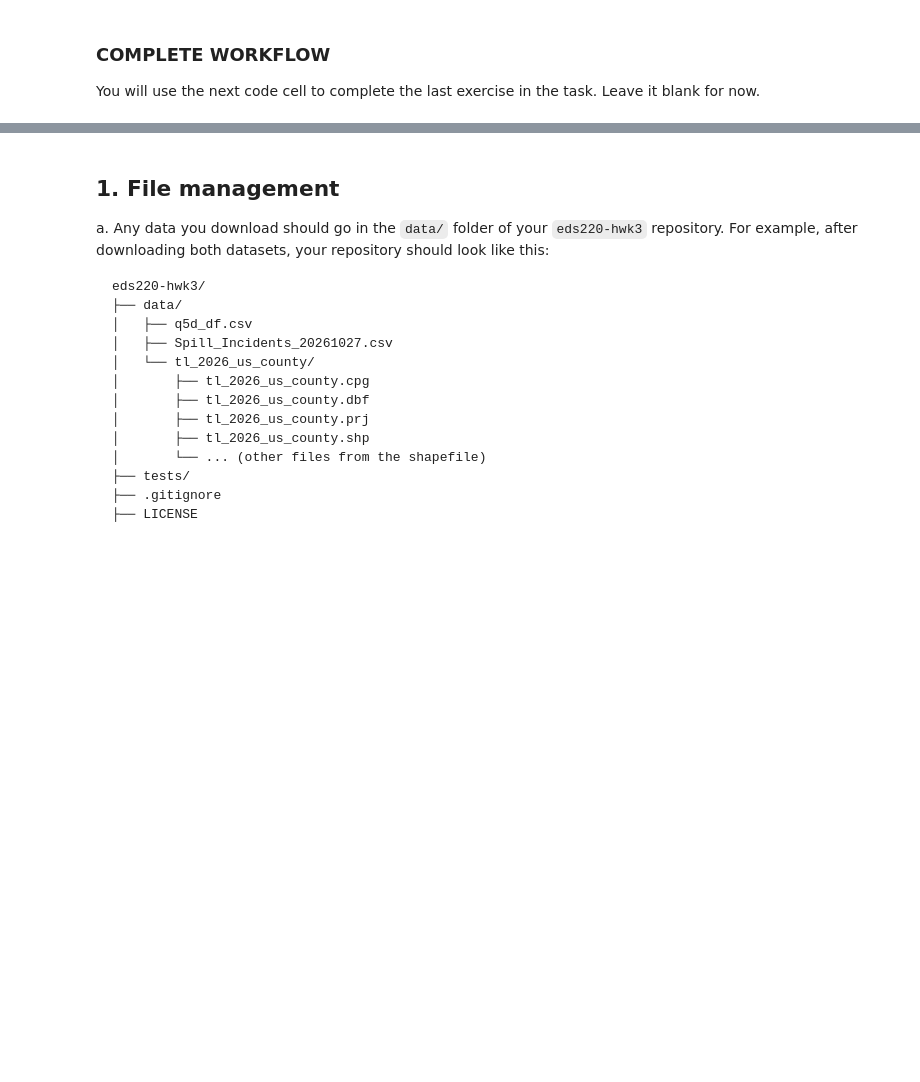
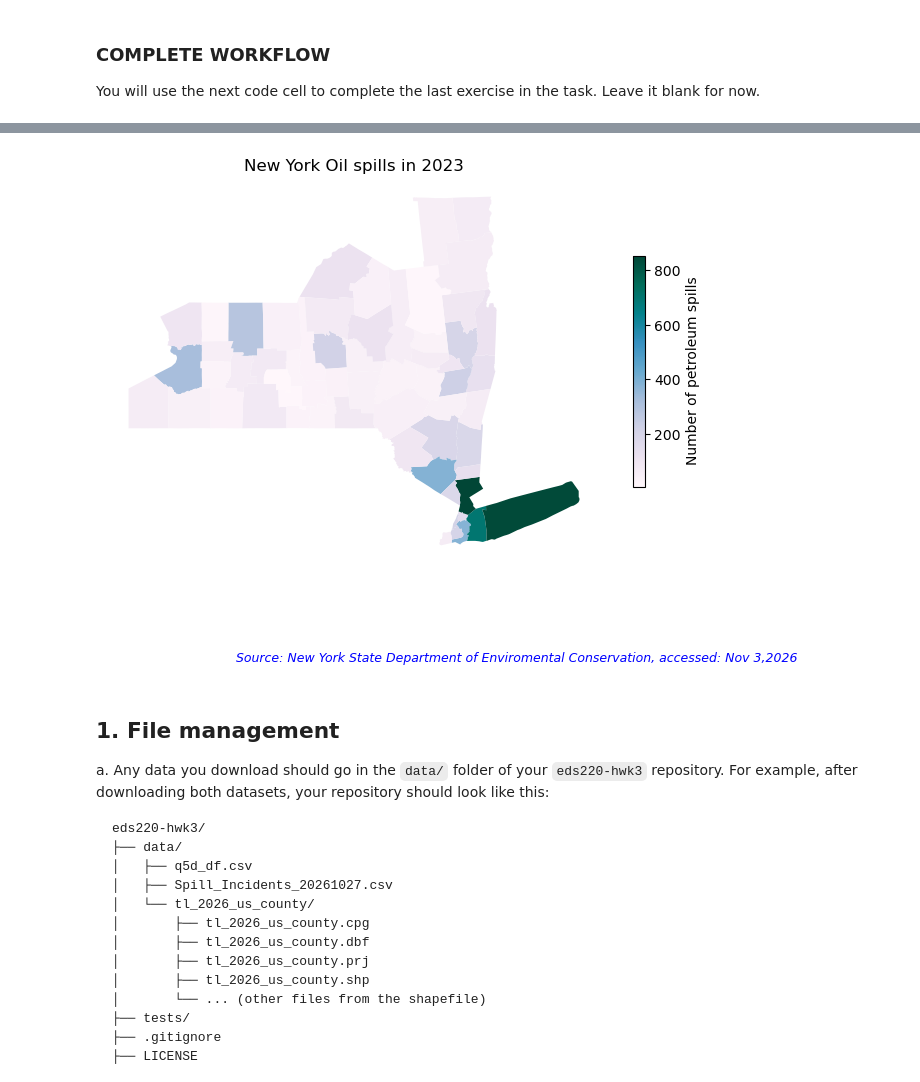
Before and after one commit to Amapolaa/eds220-hwk3, a Jupyter notebook: hwk3-task2-spills.ipynb, the cells around one changed output, grey strips where cells are left out. Cells and saved outputs as stored; diff of their text form; code cells hidden in the pictures; blank space fills up the shorter version.

```diff
--- a/hwk3-task2-spills.ipynb
+++ b/hwk3-task2-spills.ipynb
@@ -87,3 +113,40 @@ ERROR 1: PROJ: proj_create_from_database: Open of /opt/miniforge3/envs/eds220-v2
+# %%
+
+#map
+# Create choropleth map
+#creates the plot
+fig, ax = plt.subplots(figsize=(8,6))
+
+#removes the axis for cleaner map
+ax.axis('off')
+
+#creating the Choropleth Map
+ny_spills.plot(
+    ax=ax,
+    column='n_spills',
+    cmap='PuBuGn',
+    legend=True,
+    legend_kwds={'label': 'Number of petroleum spills', 'shrink': 0.5},
+    linewidth=0.5)
+
+#add title and remove axis grid
+ax.set_title("New York Oil spills in 2023")
+ax.set_axis_off();
+
+# #add titles and move
+fig.text(
+    0.99,
+    0.01,
+    "Source: New York State Department of Enviromental Conservation, accessed: Nov 3,2026",
+    ha="right",
+    fontsize=9,
+    color="blue",
+    style="italic"
+)
+
+plt.show()
+# %% [output]
+[figure, added]
 # %% [markdown]
 ## 1. File management
 a. Any data you download should go in the `data/` folder of your `eds220-hwk3` repository. For example, after downloading both datasets, your repository should look like this:
```
Also changed, not shown: parts of 18 cells of this notebook.
